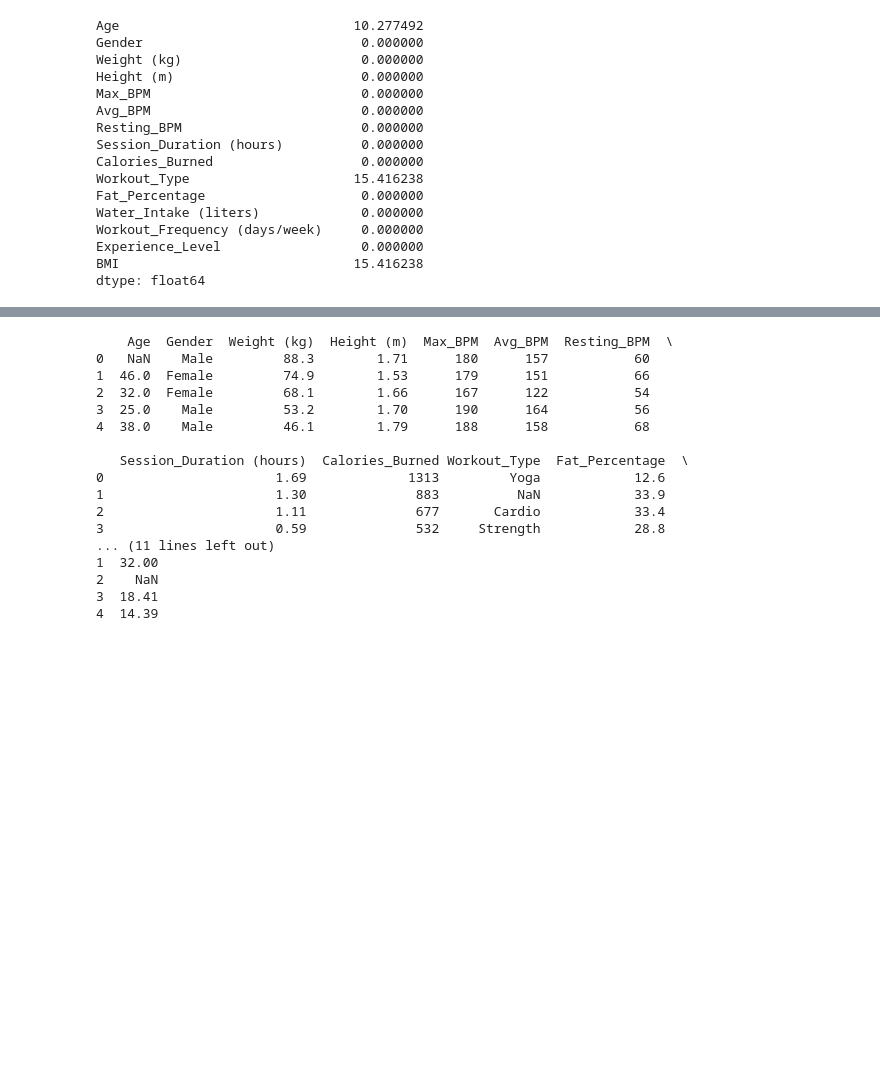
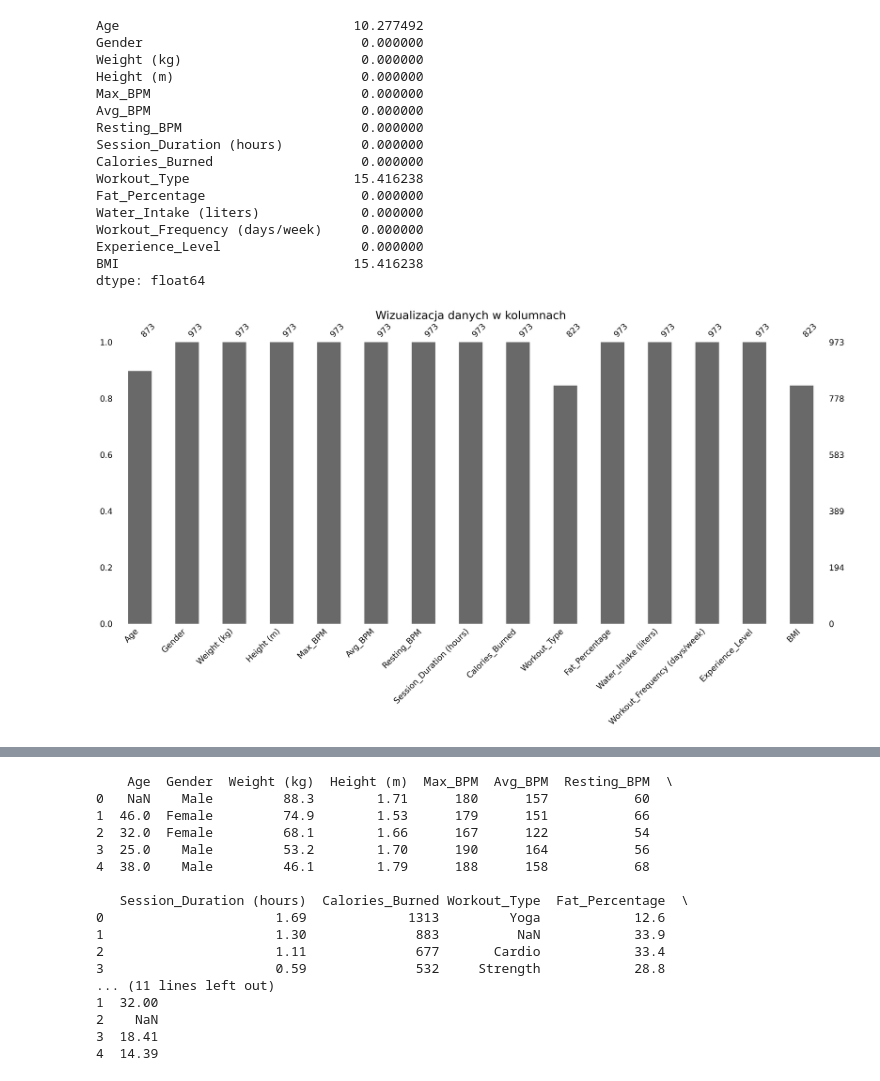
Before and after one commit to annwroblewska/projekt_SAD, a Jupyter notebook: projekt_SAD_ARP.ipynb, the cells around one changed output, grey strips where cells are left out. Saved outputs shown, nothing was run; the diff lists cells and outputs as text; code cells hidden in the pictures; blank space fills up the shorter version.

```diff
--- a/projekt_SAD_ARP.ipynb
+++ b/projekt_SAD_ARP.ipynb
@@ -126,3 +126,9 @@ Workout_Frequency (days/week)     0.000000
 Experience_Level                  0.000000
 BMI                              15.416238
 dtype: float64
+# %%
+msno.bar(df)
+plt.title("Wizualizacja danych w kolumnach", size=22)
+plt.show()
+# %% [output]
+[figure, added]
```
Also changed, not shown: parts of 6 cells of this notebook.
